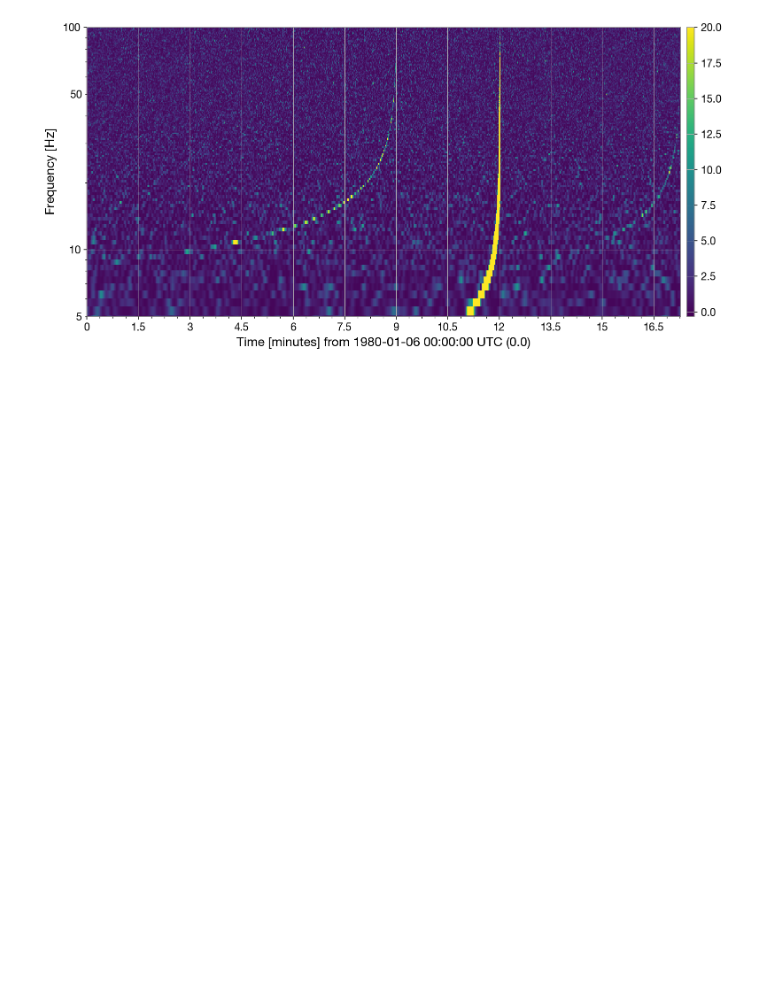
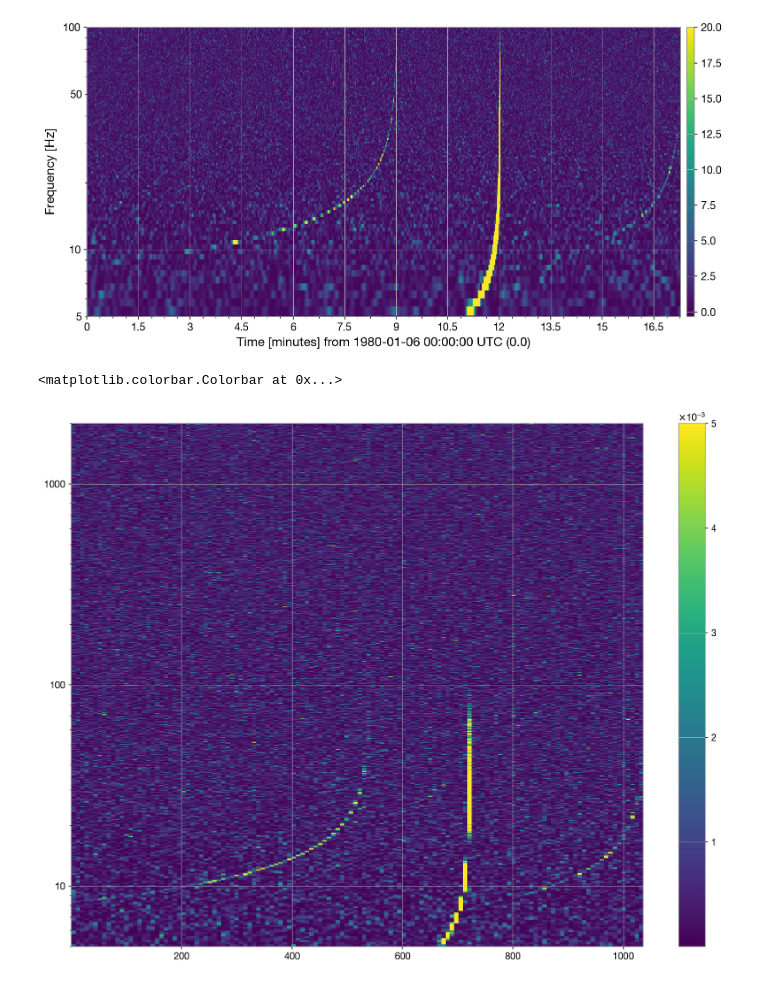
Before and after one commit to farr/XGSpectrogram, a Jupyter notebook: spectrograms.ipynb, the cells around one changed output. Drawn from its saved outputs; the diff is of its cells as text; code cells hidden in the pictures; blank space fills up the shorter version.

```diff
--- a/spectrograms.ipynb
+++ b/spectrograms.ipynb
@@ -87,3 +87,12 @@ ax.set_ylim(5, 100)
 # %% [output]
 (5, 100)
 [figure]
+# %%
+plt.figure(figsize=(16, 12))
+plt.specgram(h_timeseries.whiten(), Fs=srate, vmax=.005, NFFT=int(8*srate), scale='linear')
+plt.gca().set_yscale('log')
+plt.ylim(5, 2e3)
+plt.colorbar()
+# %% [output]
+<matplotlib.colorbar.Colorbar at 0x...>
+[figure, added]
```
